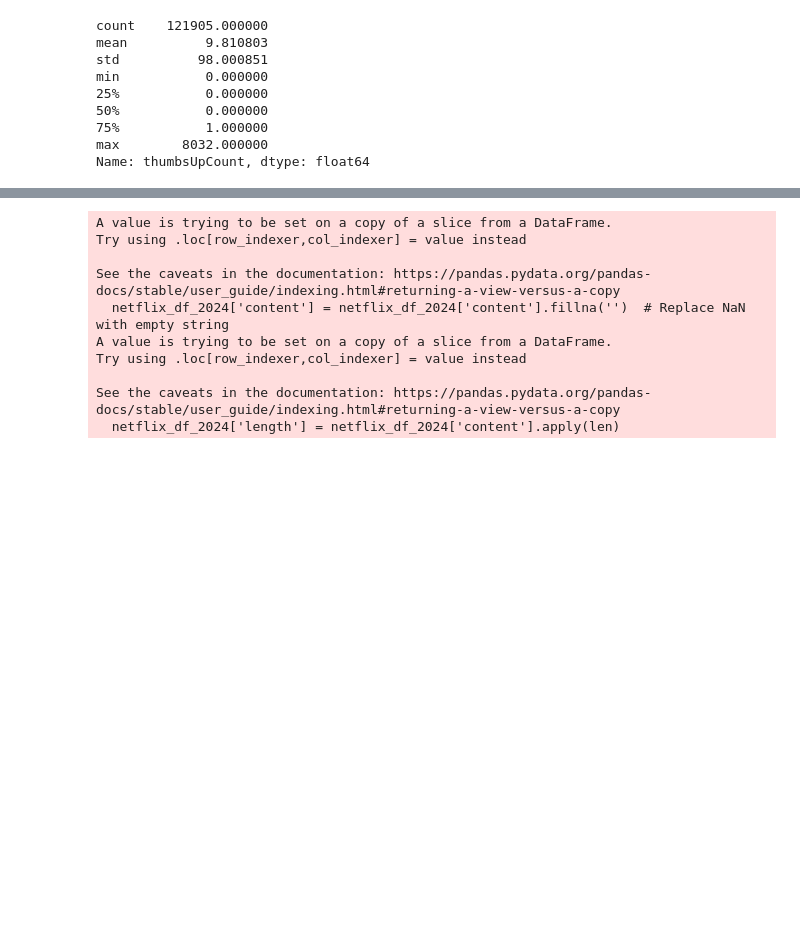
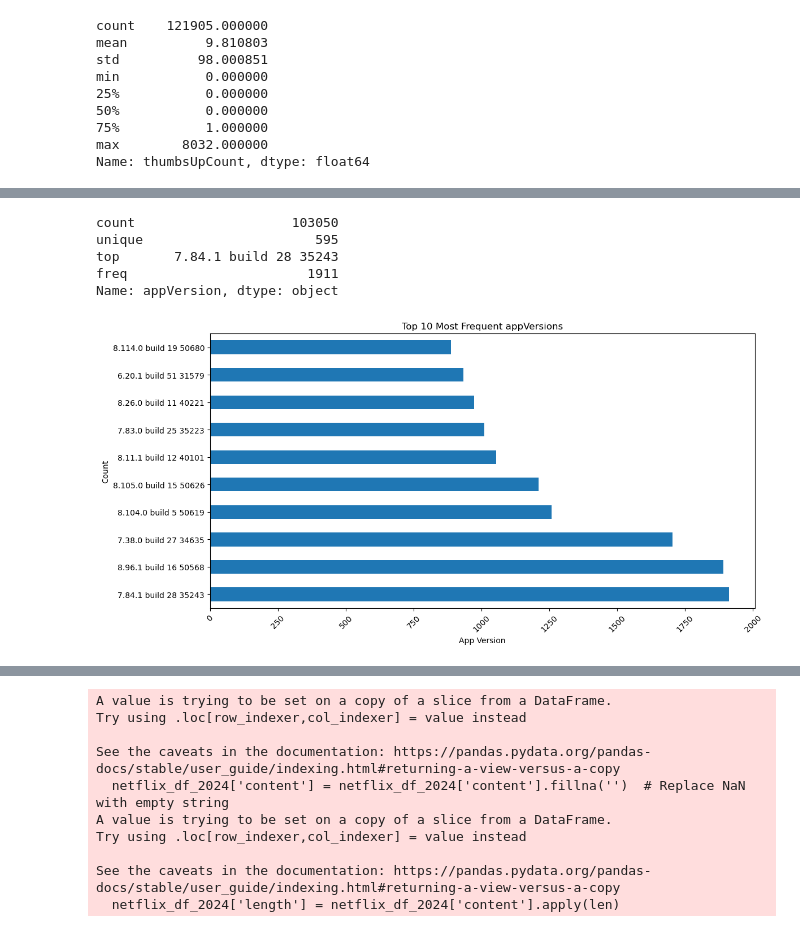
Before and after one commit to aimeele97/netflix_time_series_sentiment_analysis, a Jupyter notebook: Netflix_Reviews_Sentiment_Analysis.ipynb, the cells around one changed output, grey strips where cells are left out. Saved outputs shown, nothing was run; the diff lists cells and outputs as text; code cells hidden in the pictures; blank space fills up the shorter version.

```diff
--- a/Netflix_Reviews_Sentiment_Analysis.ipynb
+++ b/Netflix_Reviews_Sentiment_Analysis.ipynb
@@ -243,0 +298,22 @@ Name: thumbsUpCount, dtype: float64
+# %%
+netflix_df_time_series['appVersion'].describe()
+# %% [output]
+count                    103050
+unique                      595
+top       7.84.1 build 28 35243
+freq                       1911
+Name: appVersion, dtype: object
+# %%
+# Count the frequency of each appVersion
+version_counts = netflix_df_time_series['appVersion'].value_counts()
+
+# Plot the top 10 most frequent appVersion values
+top_versions = version_counts.head(10)
+top_versions.plot(kind='barh', figsize=(12, 6), title='Top 10 Most Frequent appVersions')
+plt.xlabel('App Version')
+plt.ylabel('Count')
+plt.xticks(rotation=45)
+plt.tight_layout()
+plt.show()
+# %% [output]
+[figure, added]
```
Also changed, not shown: parts of 21 cells of this notebook, 1 other file.
